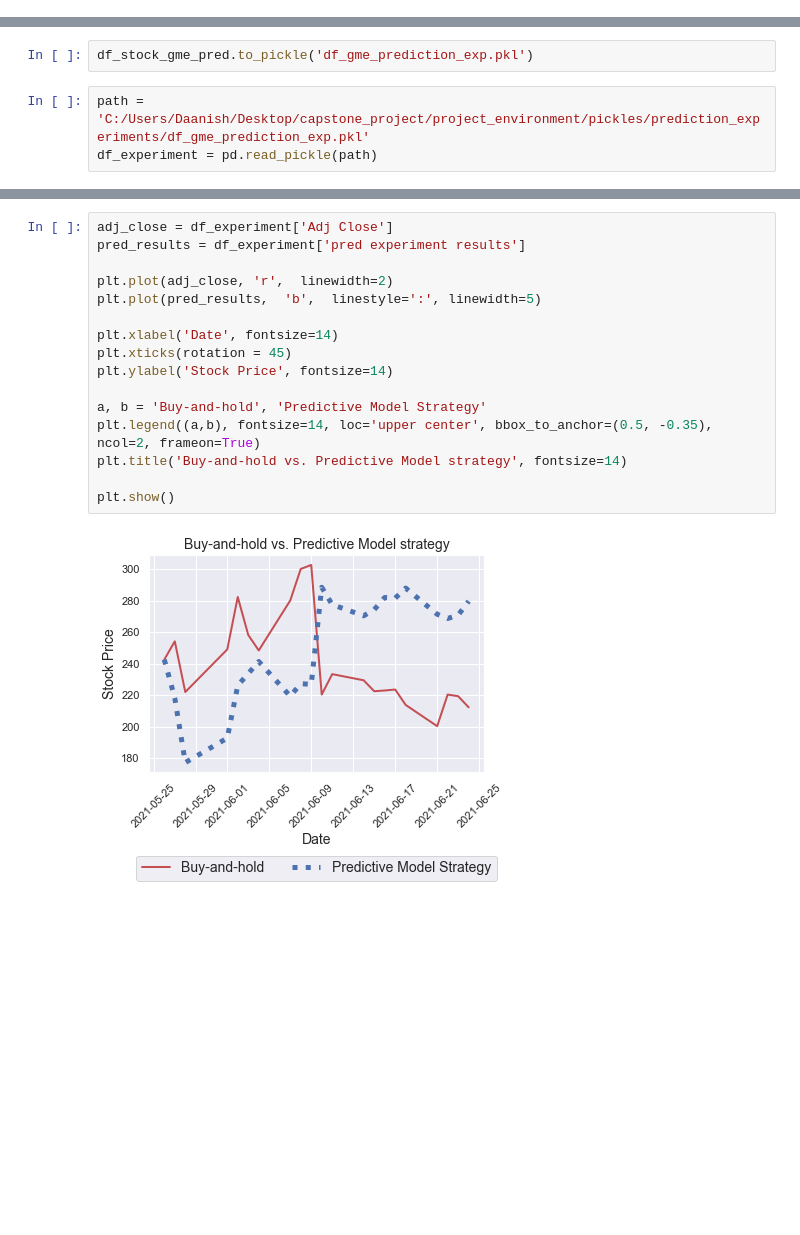
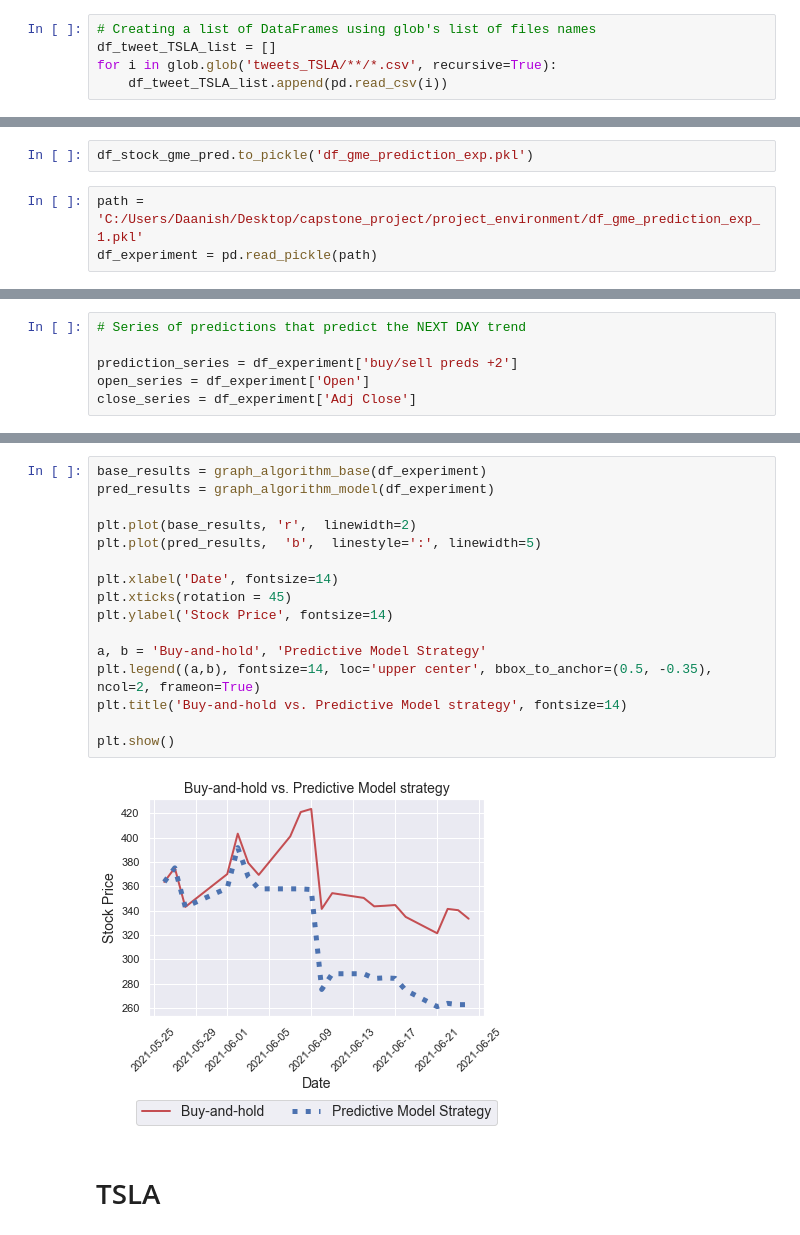
Before and after one commit to daanishali921/twitter_sentiment_stock_trend_predictor, a Jupyter notebook: scrap_book.ipynb, the cells around one changed output, grey strips where cells are left out. Drawn from its saved outputs; the diff is of its cells as text; blank space fills up the shorter version.

Commit message:
final update before capstone submission

```diff
--- a/scrap_book.ipynb
+++ b/scrap_book.ipynb
@@ -233,0 +236,5 @@ def assign_score_columns(df):
+# %%
+# Creating a list of DataFrames using glob's list of files names
+df_tweet_TSLA_list = []
+for i in glob.glob('tweets_TSLA/**/*.csv', recursive=True):
+    df_tweet_TSLA_list.append(pd.read_csv(i))
@@ -851,7 +873,7 @@ df_stock_gme_pred = df_stock_gme_pred.set_index('Datetime')
 # %%
 df_stock_gme_pred.to_pickle('df_gme_prediction_exp.pkl')
 # %%
-path = 'C:/Users/Daanish/Desktop/capstone_project/project_environment/pickles/prediction_experiments/df_gme_prediction_exp.pkl'
+path = 'C:/Users/Daanish/Desktop/capstone_project/project_environment/df_gme_prediction_exp_1.pkl'
 df_experiment = pd.read_pickle(path)
 # %%
 df_experiment
@@ -874,3 +896,9 @@ df_experiment
 | 2021-06-22 | 217.729996 | 225.880005 | 209.169998 | 220.399994 | 220.399994 | 8200200 | 20.029999 | 1.226289 | ... |
 | 2021-06-23 | 221.449997 | 222.570007 | 214.119995 | 219.339996 | 219.339996 | 3555100 | -1.059998 | -0.952811 | ... |
 | 2021-06-24 | 221.160004 | 227.449997 | 211.600006 | 212.309998 | 212.309998 | 3863300 | -7.029999 | -4.001630 | ... |
+# %%
+# Series of predictions that predict the NEXT DAY trend
+
+prediction_series = df_experiment['buy/sell preds +2']
+open_series = df_experiment['Open']
+close_series = df_experiment['Adj Close']
@@ -877,18 +984,20 @@ df_experiment
 # %%
-adj_close = df_experiment['Adj Close']
-pred_results = df_experiment['pred experiment results']
+base_results = graph_algorithm_base(df_experiment)
+pred_results = graph_algorithm_model(df_experiment)
 
-plt.plot(adj_close, 'r',  linewidth=2)
+plt.plot(base_results, 'r',  linewidth=2)
 plt.plot(pred_results,  'b',  linestyle=':', linewidth=5)
 
 plt.xlabel('Date', fontsize=14)
 plt.xticks(rotation = 45)
 plt.ylabel('Stock Price', fontsize=14)
 
 a, b = 'Buy-and-hold', 'Predictive Model Strategy'
 plt.legend((a,b), fontsize=14, loc='upper center', bbox_to_anchor=(0.5, -0.35), ncol=2, frameon=True)
 plt.title('Buy-and-hold vs. Predictive Model strategy', fontsize=14)
 
 plt.show()
 # %% [output]
-[figure, old version]
+[figure, new version]
+# %% [markdown]
+# TSLA
```
Also changed, not shown: parts of 16 cells of this notebook, 1 other file.
